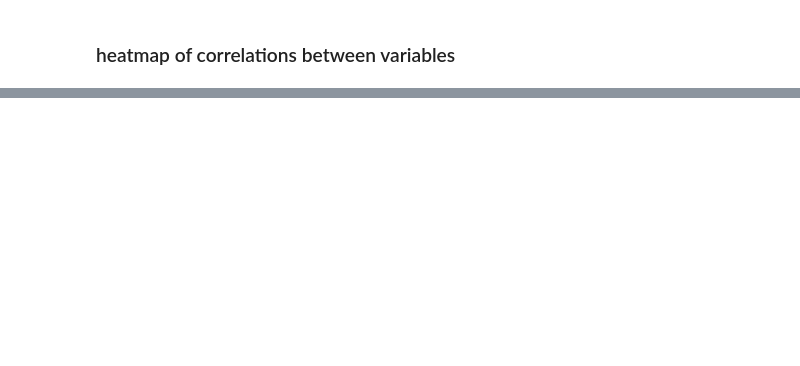
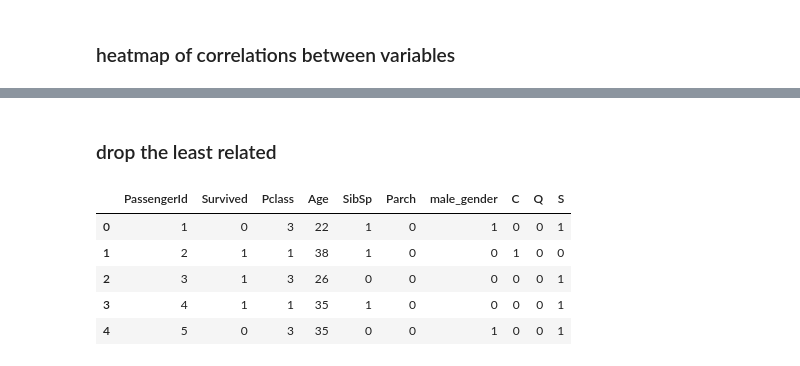
Before and after one commit to MaryWagura/python_for_data_science_machine_learning_part2, a Jupyter notebook: notebooks/02_03_b.ipynb, the cells around one changed output, grey strips where cells are left out. Cells and saved outputs as stored; diff of their text form; code cells hidden in the pictures; blank space fills up the shorter version.

Commit message:
drop leasr related

```diff
--- a/notebooks/02_03_b.ipynb
+++ b/notebooks/02_03_b.ipynb
@@ -293,0 +311,12 @@ sns.heatmap(titanic_dmy.corr(), annot=True)
+# %% [markdown]
+### drop the least related
+# %%
+titanic_dmy.drop(['Fare'], axis=1, inplace=True)
+titanic_dmy.head()
+# %% [output]
+|  | PassengerId | Survived | Pclass | Age | SibSp | Parch | male_gender | C | Q | S |
+| 0 | 1 | 0 | 3 | 22 | 1 | 0 | 1 | 0 | 0 | 1 |
+| 1 | 2 | 1 | 1 | 38 | 1 | 0 | 0 | 1 | 0 | 0 |
+| 2 | 3 | 1 | 3 | 26 | 0 | 0 | 0 | 0 | 0 | 1 |
+| 3 | 4 | 1 | 1 | 35 | 1 | 0 | 0 | 0 | 0 | 1 |
+| 4 | 5 | 0 | 3 | 35 | 0 | 0 | 1 | 0 | 0 | 1 |
```
Also changed, not shown: parts of 3 cells of this notebook.
